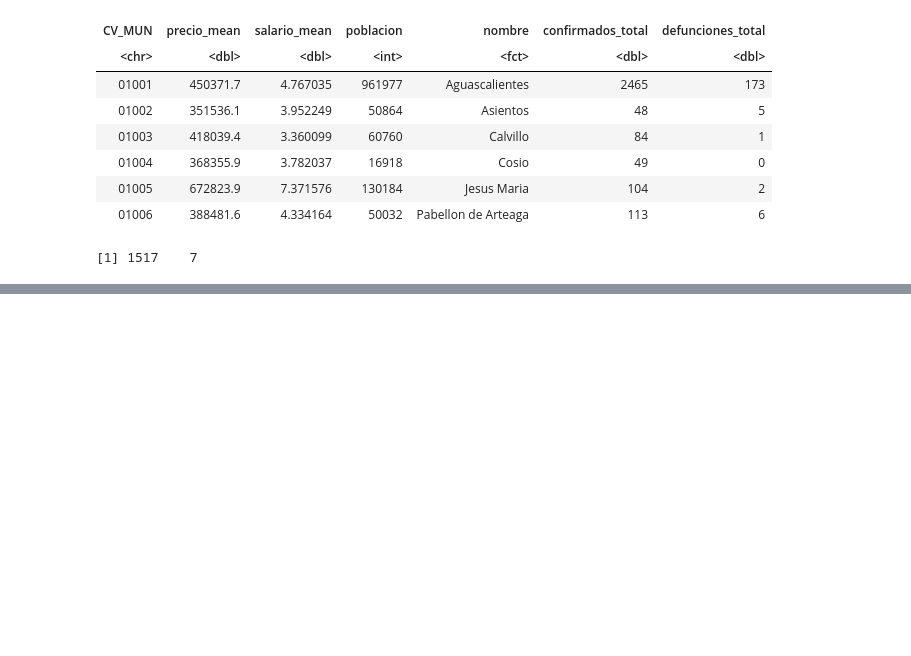
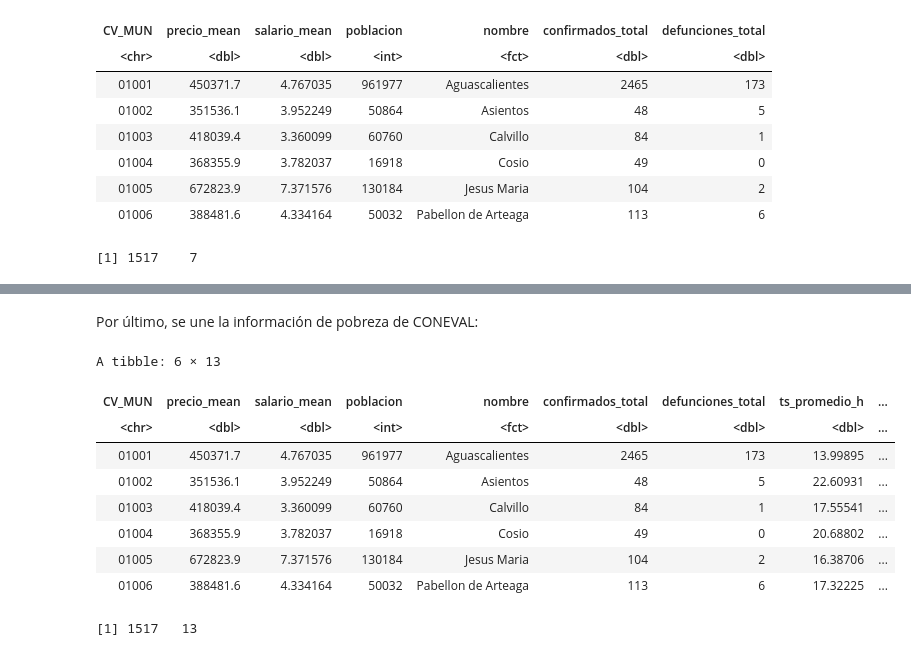
Before and after one commit to prope-2020-gh-classroom/practica-final-por-equipos-verano-2020-itam-rrmiguel-2401, a Jupyter notebook: PracticaFinal.ipynb, the cells around one changed output, grey strips where cells are left out. Drawn from its saved outputs; the diff is of its cells as text; code cells hidden in the pictures; blank space fills up the shorter version.

```diff
--- a/PracticaFinal.ipynb
+++ b/PracticaFinal.ipynb
@@ -167,0 +279,60 @@ A tibble: 6 × 7
+# %%
+d2015_r<-left_join(poblacion, d2015_r, by="CV_MUN")
+d2015_r<-d2015_r %>% mutate(ts_15_r=(total_r/poblacion)*100000)
+
+d2016_r<-left_join(poblacion, d2016_r, by="CV_MUN")
+d2016_r<-d2016_r %>% mutate(ts_16_r=(total_r/poblacion)*100000)
+
+d2017_r<-left_join(poblacion, d2017_r, by="CV_MUN")
+d2017_r<-d2017_r %>% mutate(ts_17_r=(total_r/poblacion)*100000)
+
+d2018_r<-left_join(poblacion, d2018_r, by="CV_MUN")
+d2018_r<-d2018_r %>% mutate(ts_18_r=(total_r/poblacion)*100000)
+
+d2019_r<-left_join(poblacion, d2019_r, by="CV_MUN")
+d2019_r<-d2019_r %>% mutate(ts_19_r=(total_r/poblacion)*100000)
+
+d052020_r<-left_join(poblacion, d052020_r, by="CV_MUN")
+d052020_r<-d052020_r %>% mutate(ts_20_r=(total_r/poblacion)*100000)
+# %%
+delitos<-left_join(d2015_h,d2016_h,by="CV_MUN")
+delitos<-left_join(delitos,d2017_h,by="CV_MUN")
+delitos<-left_join(delitos,d2018_h,by="CV_MUN")
+delitos<-left_join(delitos,d2019_h,by="CV_MUN")
+delitos<-left_join(delitos,d052020_h,by="CV_MUN")
+delitos<-left_join(delitos,d2015_r,by="CV_MUN")
+delitos<-left_join(delitos,d2016_r,by="CV_MUN")
+delitos<-left_join(delitos,d2017_r,by="CV_MUN")
+delitos<-left_join(delitos,d2018_r,by="CV_MUN")
+delitos<-left_join(delitos,d2019_r,by="CV_MUN")
+delitos<-left_join(delitos,d052020_r,by="CV_MUN")
+
+ts_homicidios<-delitos[,c("CV_MUN","ts_15_h","ts_16_h","ts_17_h","ts_18_h","ts_19_h","ts_20_h")]
+ts_homicidios$ts_promedio_h<-rowMeans(ts_homicidios[,c(2:7)])
+ts_robos<-delitos[,c("CV_MUN","ts_15_r","ts_16_r","ts_17_r","ts_18_r","ts_19_r","ts_20_r")]
+ts_robos$ts_promedio_r<-rowMeans(ts_robos[,c(2:7)])
+
+ts_homicidio_promedio<-ts_homicidios[,c(1,8)]
+ts_robo_promedio<-ts_robos[,c(1,8)]
+# %%
+datos<-left_join(datos, ts_homicidio_promedio, by="CV_MUN")
+datos<-left_join(datos, ts_robo_promedio, by="CV_MUN")
+# %% [markdown]
+Por último, se une la información de pobreza de CONEVAL:
+# %%
+datos<-left_join(datos, coneval, by="CV_MUN")
+head(datos)
+# %% [output]
+A tibble: 6 × 13
+| CV_MUN | precio_mean | salario_mean | poblacion | nombre | confirmados_total | defunciones_total | ts_promedio_h | ... |
+| <chr> | <dbl> | <dbl> | <int> | <fct> | <dbl> | <dbl> | <dbl> | ... |
+| 01001 | 450371.7 | 4.767035 | 961977 | Aguascalientes | 2465 | 173 | 13.99895 | ... |
+| 01002 | 351536.1 | 3.952249 | 50864 | Asientos | 48 | 5 | 22.60931 | ... |
+| 01003 | 418039.4 | 3.360099 | 60760 | Calvillo | 84 | 1 | 17.55541 | ... |
+| 01004 | 368355.9 | 3.782037 | 16918 | Cosio | 49 | 0 | 20.68802 | ... |
+| 01005 | 672823.9 | 7.371576 | 130184 | Jesus Maria | 104 | 2 | 16.38706 | ... |
+| 01006 | 388481.6 | 4.334164 | 50032 | Pabellon de Arteaga | 113 | 6 | 17.32225 | ... |
+# %%
+dim(datos)
+# %% [output]
+[1] 1517   13
```
Also changed, not shown: parts of 21 cells of this notebook.
